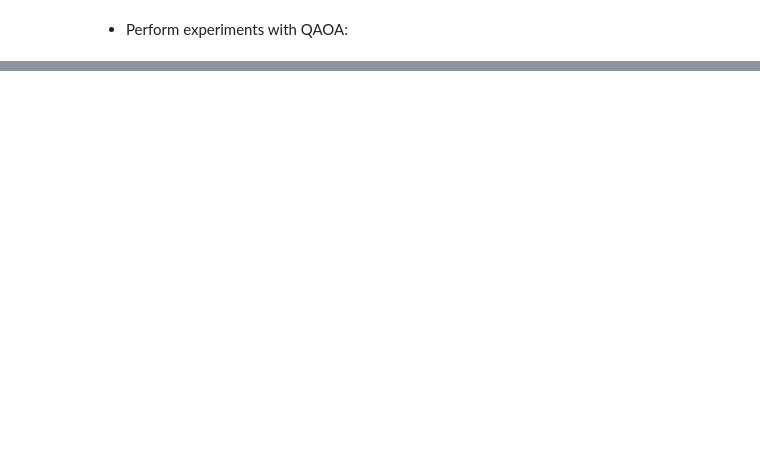
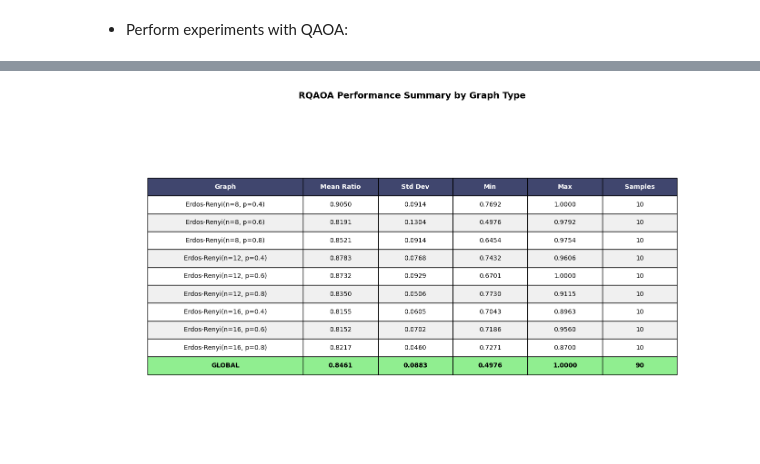
Before and after one commit to nicofighter45/rQAOAQuantumComputing, a Jupyter notebook: litterature/RQAOA.ipynb, the cells around one changed output, grey strips where cells are left out. Saved outputs shown, nothing was run; the diff lists cells and outputs as text; code cells hidden in the pictures; blank space fills up the shorter version.

```diff
--- a/litterature/RQAOA.ipynb
+++ b/litterature/RQAOA.ipynb
@@ -1187,0 +1513,62 @@ Star(16)
+# %%
+# Graphique 5: Tableau récapitulatif des performances par graphe
+
+# Créer un tableau des statistiques
+fig, ax = plt.subplots(figsize=(14, 8))
+ax.axis('tight')
+ax.axis('off')
+
+# Préparer les données pour le tableau
+table_data = []
+table_data.append(['Graph', 'Mean Ratio', 'Std Dev', 'Min', 'Max', 'Samples'])
+
+for i, name in enumerate(graph_names):
+    samples = data[i]
+    ratios = [estimated / optimal for optimal, estimated in samples]
+
+    table_data.append([
+        name,
+        f'{np.mean(ratios):.4f}',
+        f'{np.std(ratios):.4f}',
+        f'{np.min(ratios):.4f}',
+        f'{np.max(ratios):.4f}',
+        f'{len(ratios)}'
+    ])
+
+# Ajouter une ligne de résumé global
+table_data.append(['GLOBAL',
+                   f'{np.mean(approximation_ratios):.4f}',
+                   f'{np.std(approximation_ratios):.4f}',
+                   f'{np.min(approximation_ratios):.4f}',
+                   f'{np.max(approximation_ratios):.4f}',
+                   f'{len(approximation_ratios)}'])
+
+# Créer le tableau
+table = ax.table(cellText=table_data, cellLoc='center', loc='center',
+                colWidths=[0.25, 0.12, 0.12, 0.12, 0.12, 0.12])
+
+table.auto_set_font_size(False)
+table.set_fontsize(10)
+table.scale(1, 2)
+
+# Personnaliser le style du tableau
+for i in range(len(table_data)):
+    for j in range(6):
+        cell = table[(i, j)]
+        if i == 0:  # En-têtes
+            cell.set_facecolor('#40466e')
+            cell.set_text_props(weight='bold', color='white')
+        elif i == len(table_data) - 1:  # Ligne de résumé
+            cell.set_facecolor('#90ee90')
+            cell.set_text_props(weight='bold')
+        else:
+            cell.set_facecolor('#f0f0f0' if i % 2 == 0 else 'white')
+
+plt.title('RQAOA Performance Summary by Graph Type',
+          fontsize=14, fontweight='bold', pad=20)
+plt.tight_layout()
+plt.savefig('/Users/georgiaabouchebel/rQAOAQuantumComputing/rapport/figures/results_summary_table.png', dpi=300, bbox_inches='tight')
+plt.show()
+plt.close()
+# %% [output]
+[figure, added]
```
Also changed, not shown: parts of 14 cells of this notebook, 8 other files.
